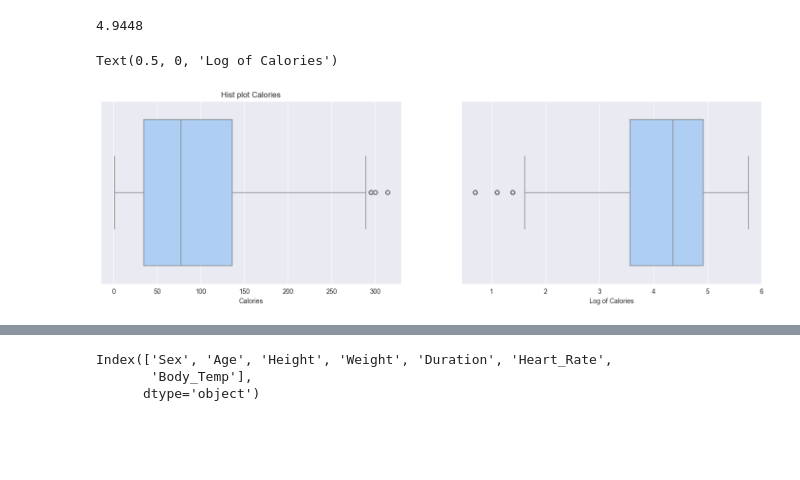
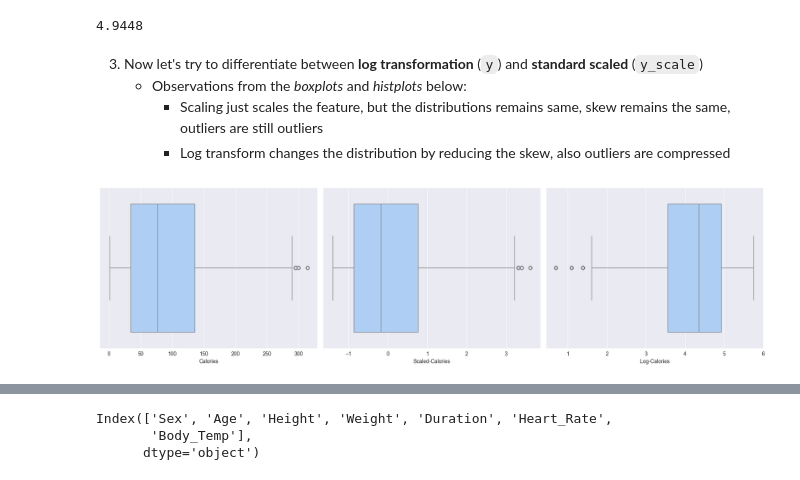
Before and after one commit to mriganktiwari/blogs, a Jupyter notebook: posts/eda-calories-prediction-data.ipynb, the cells around one changed output, grey strips where cells are left out. Drawn from its saved outputs; the diff is of its cells as text; code cells hidden in the pictures; blank space fills up the shorter version.

Commit message:
plots comparing scaling & log transformation

```diff
--- a/posts/eda-calories-prediction-data.ipynb
+++ b/posts/eda-calories-prediction-data.ipynb
@@ -278,6 +286,7 @@ test_df['Sex'] = test_df['Sex'].map({'male':0, 'female':1})
 # %%
 X = train_df.drop('Calories', axis=1)
 y = np.log1p(train_df['Calories'])
+y_scale = (train_df['Calories'] - train_df['Calories'].mean()) / train_df['Calories'].std()
 
 X_test = test_df
 # %%
@@ -308,18 +303,28 @@ Name: Calories, dtype: float64
 train_df[train_df['Calories']>200].shape[0]/train_df.shape[0] * 100
 # %% [output]
 4.9448
+# %% [markdown]
+3. Now let's try to differentiate between **log transformation** (`y`) and **standard scaled** (`y_scale`)
+    - Observations from the *boxplots* and *histplots* below:
+        - Scaling just scales the feature, but the distributions remains same, skew remains the same, outliers are still outliers
+        - Log transform changes the distribution by reducing the skew, also outliers are compressed
 # %%
+#| echo: false
+
 plt.figure(figsize=(18,5))
-plt.subplot(1,2,1)
+
+plt.subplot(1,3,1)
 sns.boxplot(train_df['Calories'], orient='h')
-# sns.histplot(train_df['Calories'], kde=True)
-plt.title(f'Hist plot Calories')
 
-plt.subplot(1,2,2)
+plt.subplot(1,3,2)
+sns.boxplot(y_scale, orient='h')
+plt.xlabel(f'Scaled-Calories')
+
+plt.subplot(1,3,3)
 sns.boxplot(y, orient='h')
-# sns.histplot(y, kde=True)
-plt.xlabel(f'Log of Calories')
-# plt.title(f'Hist plot Log(Calories)')
+plt.xlabel(f'Log-Calories')
+
+plt.tight_layout()
+plt.show()
 # %% [output]
-Text(0.5, 0, 'Log of Calories')
-[figure, old version]
+[figure, new version]
```
Also changed, not shown: parts of 15 cells of this notebook, 7 other files.
